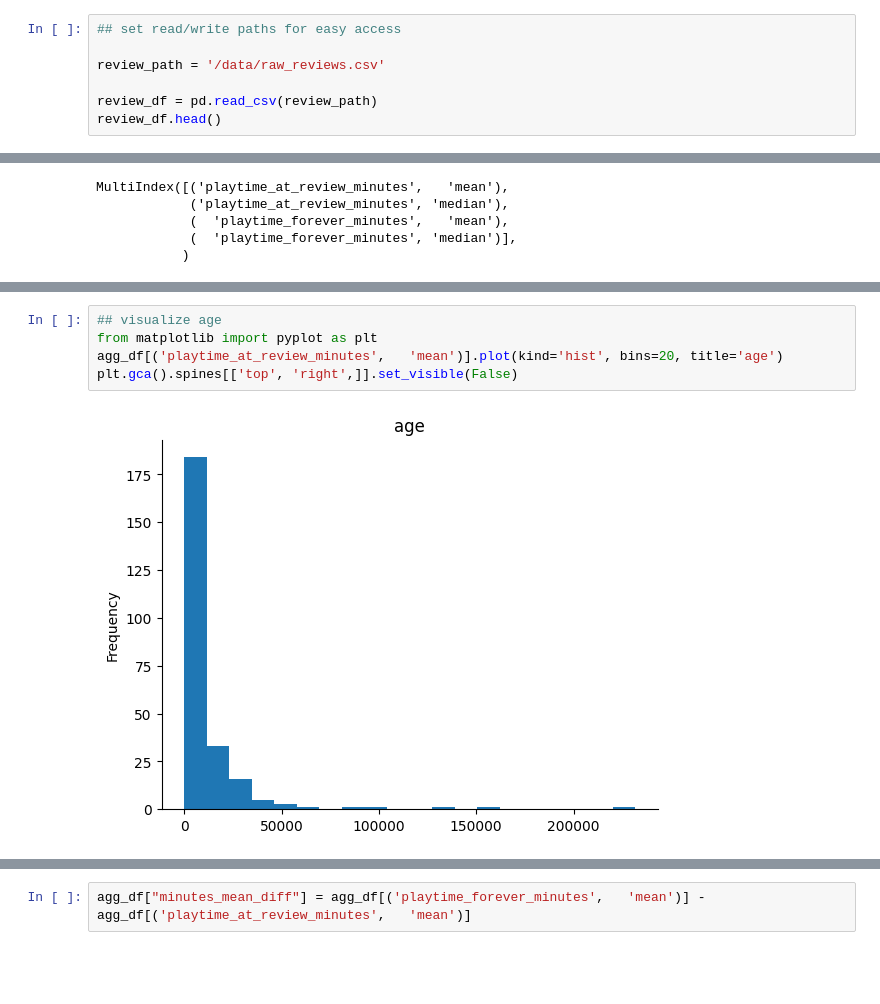
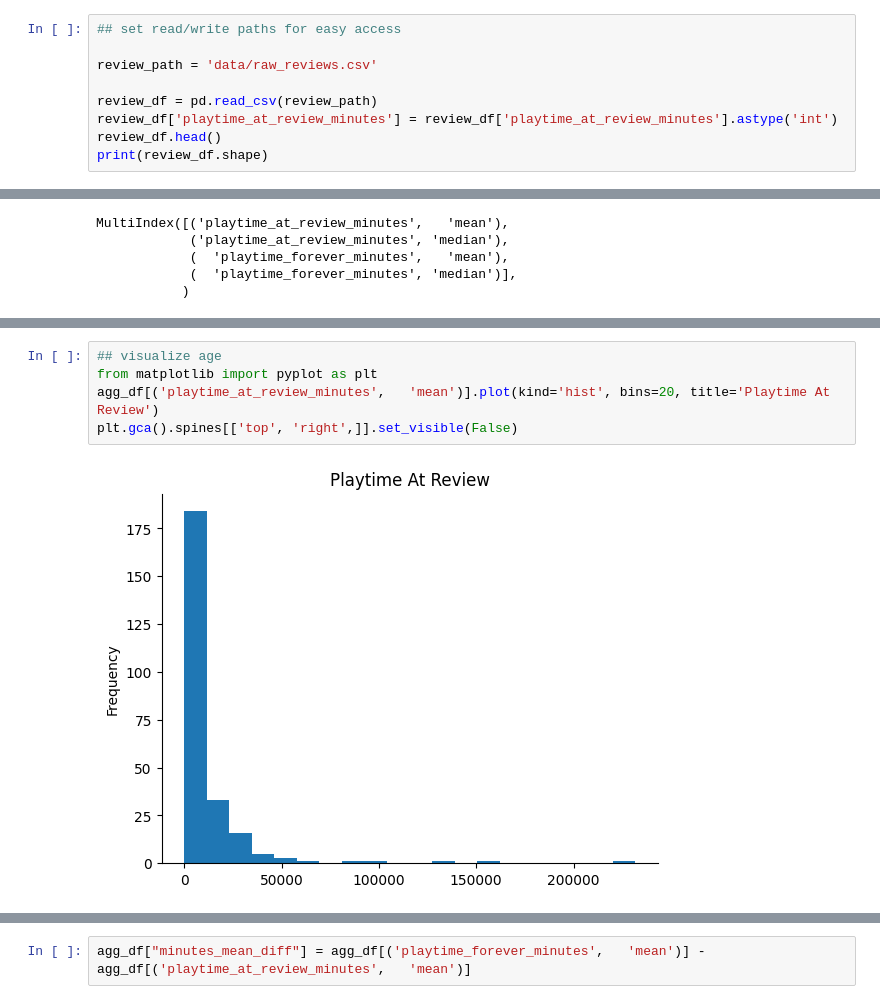
Before and after one commit to CGU-08-IST-332-nlp-steam-name/group-project, a Jupyter notebook: gameMetadata.ipynb, the cells around one changed output, grey strips where cells are left out. Drawn from its saved outputs; the diff is of its cells as text; blank space fills up the shorter version.

```diff
--- a/gameMetadata.ipynb
+++ b/gameMetadata.ipynb
@@ -6,8 +18,10 @@ KeyboardInterrupt:
 # %%
 ## set read/write paths for easy access
 
-review_path = '/data/raw_reviews.csv'
+review_path = 'data/raw_reviews.csv'
 
 review_df = pd.read_csv(review_path)
+review_df['playtime_at_review_minutes'] = review_df['playtime_at_review_minutes'].astype('int')
 review_df.head()
+print(review_df.shape)
 # %% [output]
@@ -74,10 +64,10 @@ dtype: float64
 # %%
 ## visualize age
 from matplotlib import pyplot as plt
-agg_df[('playtime_at_review_minutes',   'mean')].plot(kind='hist', bins=20, title='age')
+agg_df[('playtime_at_review_minutes',   'mean')].plot(kind='hist', bins=20, title='Playtime At Review')
 plt.gca().spines[['top', 'right',]].set_visible(False)
 # %% [output]
-[figure, old version]
+[figure, new version]
 # %%
 ## visualize age
 from matplotlib import pyplot as plt
```
Also changed, not shown: parts of 14 cells of this notebook, 3 other files.
